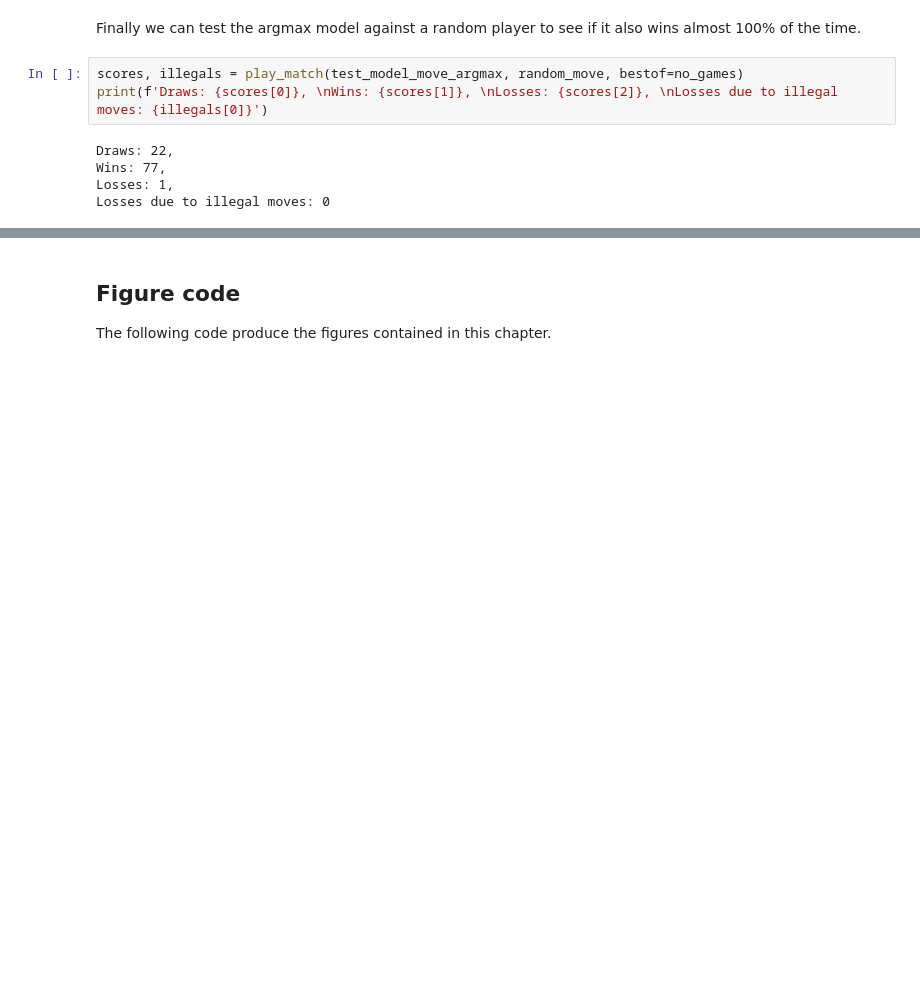
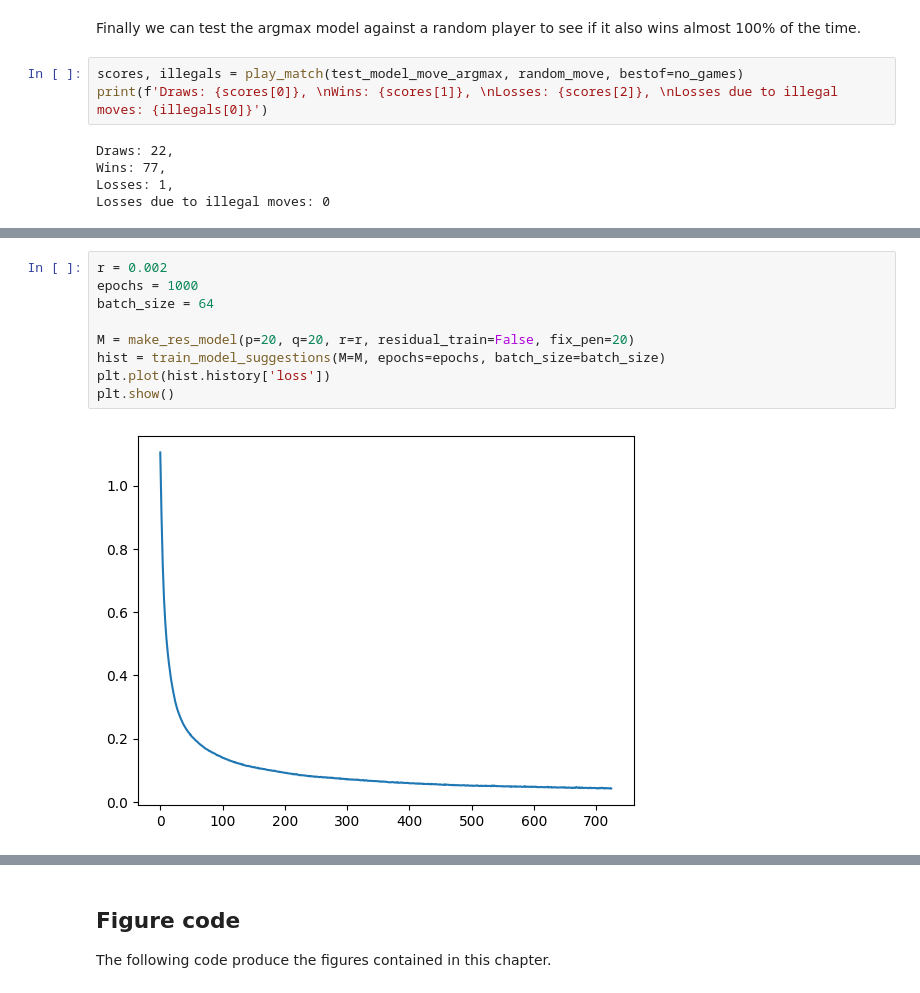
Before and after one commit to HectorLeitch/mas6041, a Jupyter notebook: try_ox.ipynb, the cells around one changed output, grey strips where cells are left out. Saved outputs shown, nothing was run; the diff lists cells and outputs as text; blank space fills up the shorter version.

```diff
--- a/try_ox.ipynb
+++ b/try_ox.ipynb
@@ -149,0 +164,11 @@ Layer 2:
+# %%
+r = 0.002
+epochs = 1000
+batch_size = 64
+
+M = make_res_model(p=20, q=20, r=r, residual_train=False, fix_pen=20)
+hist = train_model_suggestions(M=M, epochs=epochs, batch_size=batch_size)
+plt.plot(hist.history['loss'])
+plt.show()
+# %% [output]
+[figure, added]
```
Also changed, not shown: parts of 29 cells of this notebook, 2 other files.
